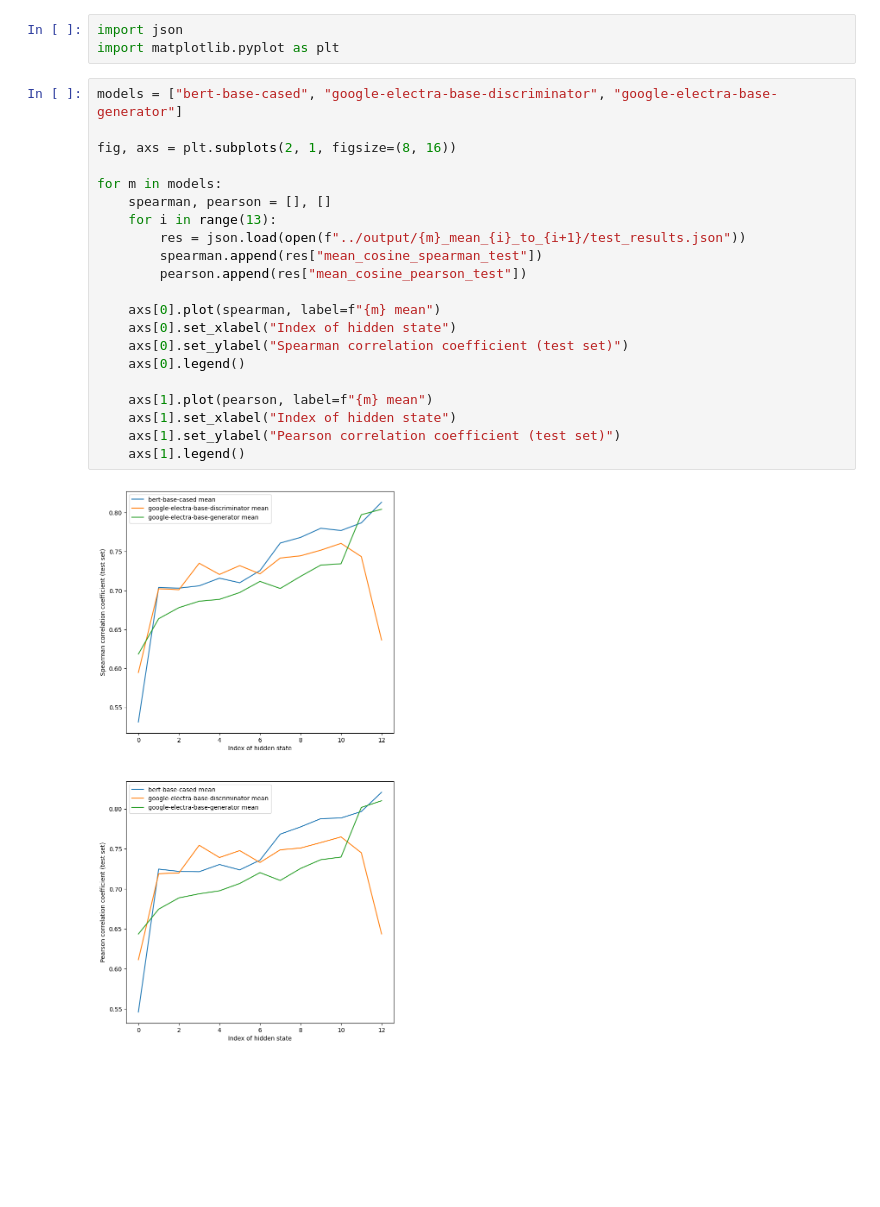
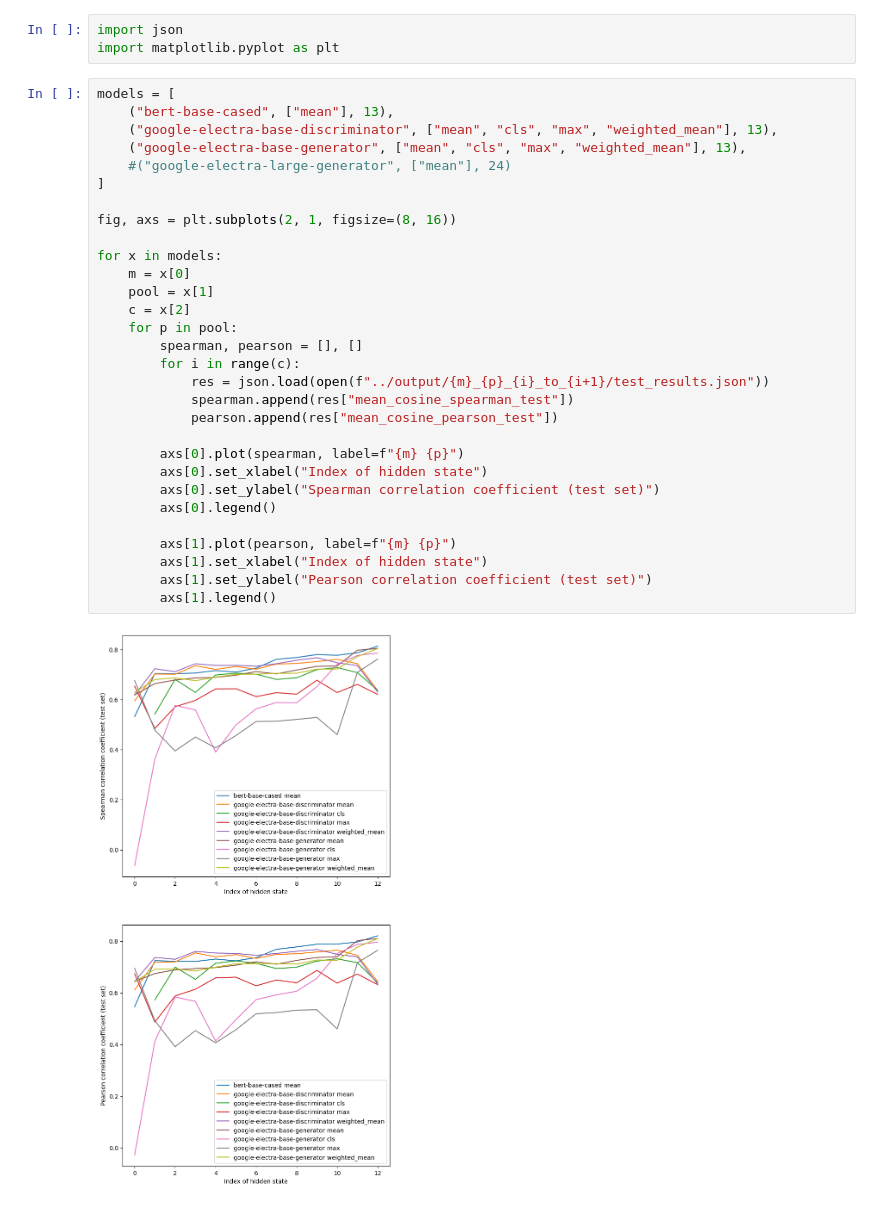
Before and after one commit to ir2718/similarity-embedding-quality, a Jupyter notebook: notebooks/comparison2.ipynb, the cells around one changed output. Cells and saved outputs as stored; diff of their text form; blank space fills up the shorter version.

```diff
--- a/notebooks/comparison2.ipynb
+++ b/notebooks/comparison2.ipynb
@@ -2,25 +2,34 @@
 import json
 import matplotlib.pyplot as plt
 # %%
-models = ["bert-base-cased", "google-electra-base-discriminator", "google-electra-base-generator"]
+models = [
+    ("bert-base-cased", ["mean"], 13),
+    ("google-electra-base-discriminator", ["mean", "cls", "max", "weighted_mean"], 13),
+    ("google-electra-base-generator", ["mean", "cls", "max", "weighted_mean"], 13),
+    #("google-electra-large-generator", ["mean"], 24)
+]
 
 fig, axs = plt.subplots(2, 1, figsize=(8, 16))
 
-for m in models:
-    spearman, pearson = [], []
-    for i in range(13):
-        res = json.load(open(f"../output/{m}_mean_{i}_to_{i+1}/test_results.json"))
-        spearman.append(res["mean_cosine_spearman_test"])
-        pearson.append(res["mean_cosine_pearson_test"])
+for x in models:
+    m = x[0]
+    pool = x[1]
+    c = x[2]
+    for p in pool:
+        spearman, pearson = [], []
+        for i in range(c):
+            res = json.load(open(f"../output/{m}_{p}_{i}_to_{i+1}/test_results.json"))
+            spearman.append(res["mean_cosine_spearman_test"])
+            pearson.append(res["mean_cosine_pearson_test"])
 
-    axs[0].plot(spearman, label=f"{m} mean")
-    axs[0].set_xlabel("Index of hidden state")
-    axs[0].set_ylabel("Spearman correlation coefficient (test set)")
-    axs[0].legend()
+        axs[0].plot(spearman, label=f"{m} {p}")
+        axs[0].set_xlabel("Index of hidden state")
+        axs[0].set_ylabel("Spearman correlation coefficient (test set)")
+        axs[0].legend()
 
-    axs[1].plot(pearson, label=f"{m} mean")
-    axs[1].set_xlabel("Index of hidden state")
-    axs[1].set_ylabel("Pearson correlation coefficient (test set)")
-    axs[1].legend()
+        axs[1].plot(pearson, label=f"{m} {p}")
+        axs[1].set_xlabel("Index of hidden state")
+        axs[1].set_ylabel("Pearson correlation coefficient (test set)")
+        axs[1].legend()
 # %% [output]
-[figure, old version]
+[figure, new version]
```
Also changed, not shown: 3 other files.
